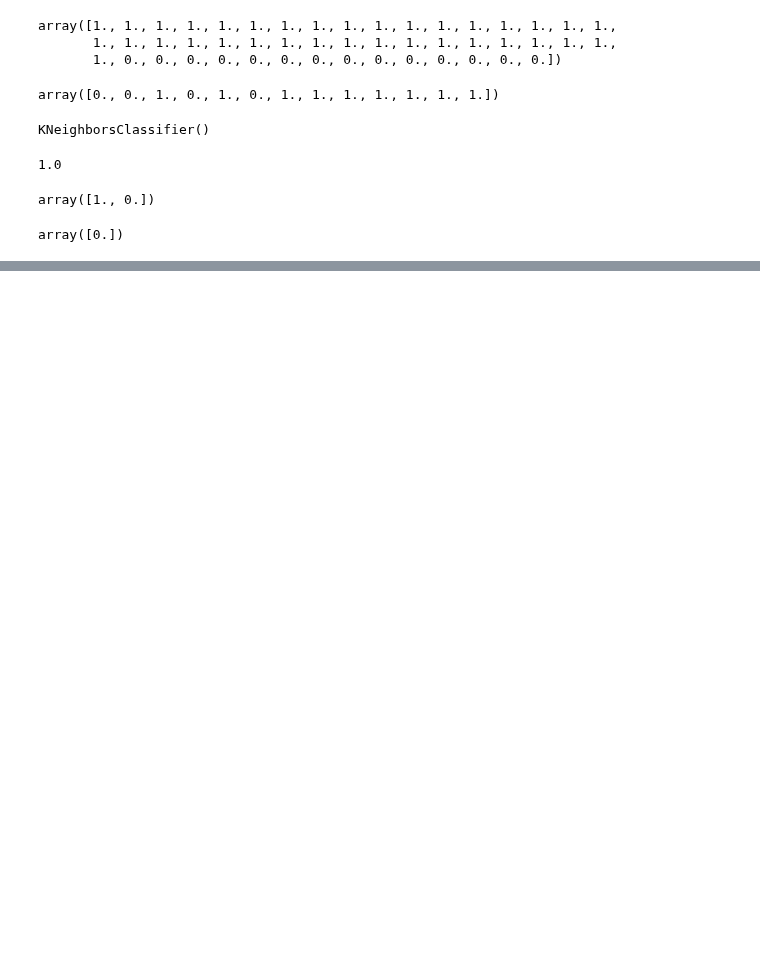
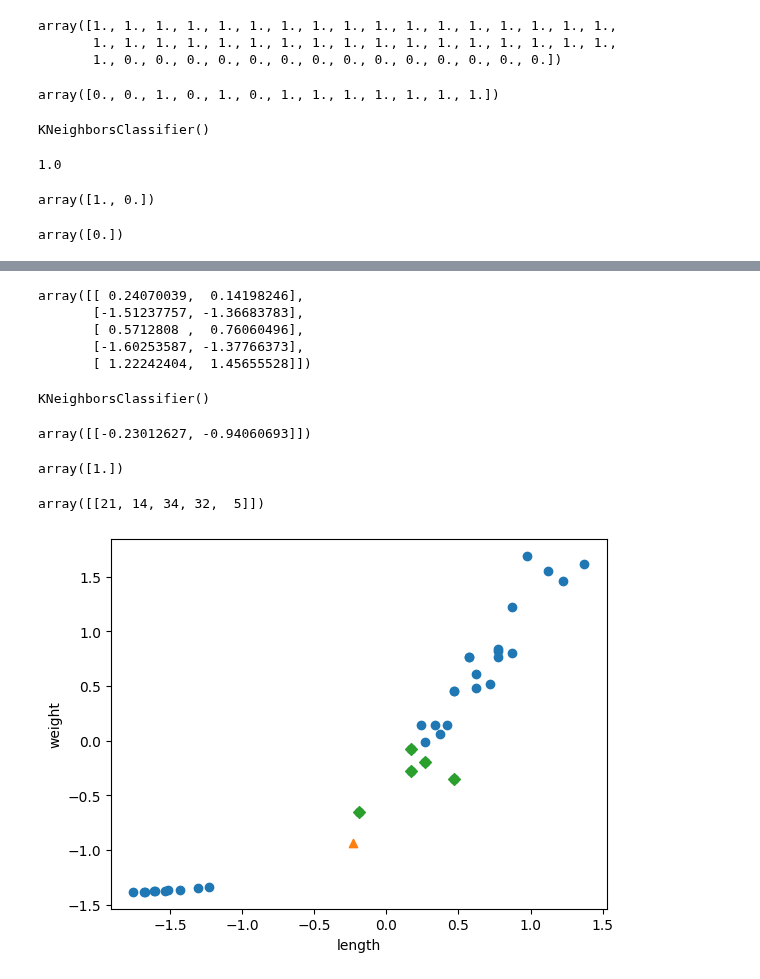
Before and after one commit to yonggyo1125/ai_class_source, a Jupyter notebook: 09 핀테크 머신러닝과 딥러닝 이해/source/day02/ex03.ipynb, the cells around one changed output, grey strips where cells are left out. Cells and saved outputs as stored; diff of their text form; code cells hidden in the pictures; blank space fills up the shorter version.

```diff
--- a/09 핀테크 머신러닝과 딥러닝 이해/source/day02/ex03.ipynb
+++ b/09 핀테크 머신러닝과 딥러닝 이해/source/day02/ex03.ipynb
@@ -84,0 +119,36 @@ plt.show()
+# %%
+train_scaled = (train_input - mean) / std # 표준점수
+# %% [output]
+array([[ 0.24070039,  0.14198246],
+       [-1.51237757, -1.36683783],
+       [ 0.5712808 ,  0.76060496],
+       [-1.60253587, -1.37766373],
+       [ 1.22242404,  1.45655528]])
+# %%
+kn.fit(train_scaled, train_target)
+# %% [output]
+KNeighborsClassifier()
+# %%
+fish = np.array([[25, 150]])
+fish_scaled = (fish - mean) / std
+fish_scaled
+# %% [output]
+array([[-0.23012627, -0.94060693]])
+# %%
+kn.predict(fish_scaled)
+# %% [output]
+array([1.])
+# %%
+distances, indexes = kn.kneighbors(fish_scaled)
+indexes
+# %% [output]
+array([[21, 14, 34, 32,  5]])
+# %%
+plt.scatter(train_scaled[:,0], train_scaled[:,1])
+plt.scatter(fish_scaled[0][0], fish_scaled[0][1], marker='^')
+plt.scatter(train_scaled[indexes, 0],train_scaled[indexes, 1], marker='D')
+plt.xlabel('length')
+plt.ylabel('weight')
+plt.show()
+# %% [output]
+[figure, added]
```
Also changed, not shown: parts of 6 cells of this notebook, 1 other file.
